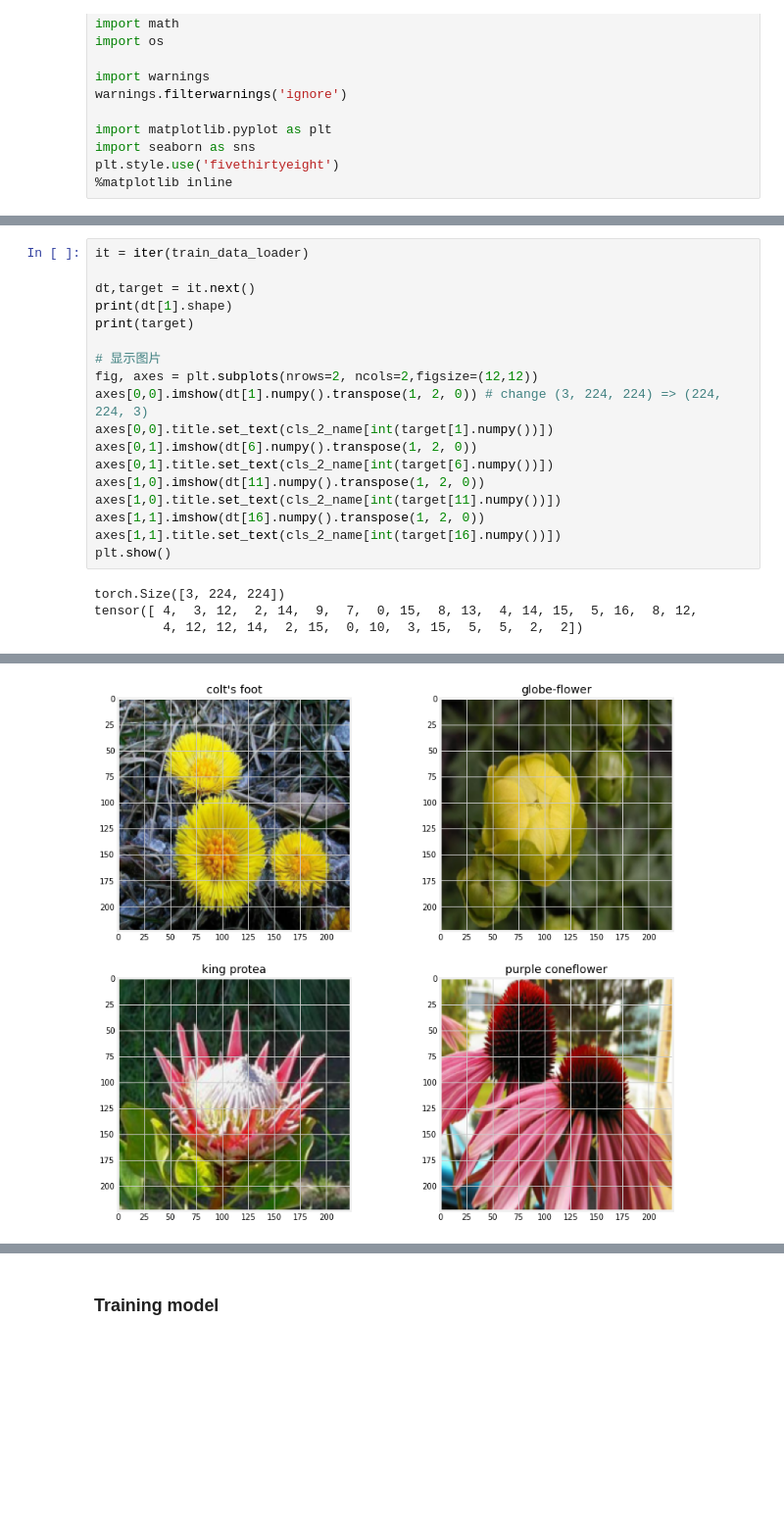
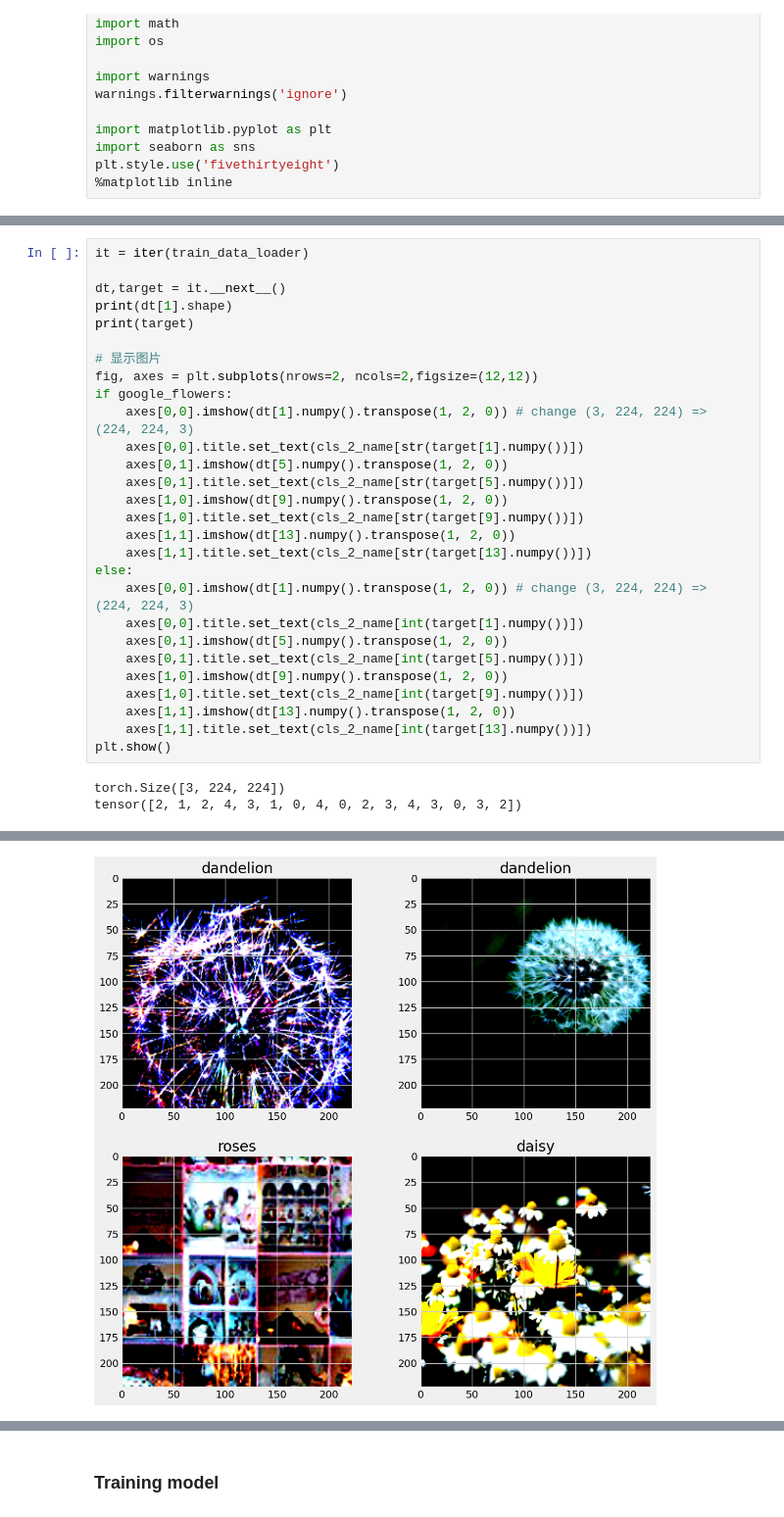
Before and after one commit to jiamny/Pytorch_image_classification_models, a Jupyter notebook: ResNetX.ipynb, the cells around one changed output, grey strips where cells are left out. Shown at 98% size. Saved outputs shown, nothing was run; the diff lists cells and outputs as text; blank space fills up the shorter version.

```diff
--- a/ResNetX.ipynb
+++ b/ResNetX.ipynb
@@ -111,22 +139,31 @@ torch.Size([3, 224, 224])
 # %%
 it = iter(train_data_loader)
 
-dt,target = it.next()
+dt,target = it.__next__()
 print(dt[1].shape)
 print(target)
 
 # 显示图片
 fig, axes = plt.subplots(nrows=2, ncols=2,figsize=(12,12))
-axes[0,0].imshow(dt[1].numpy().transpose(1, 2, 0)) # change (3, 224, 224) => (224, 224, 3)
-axes[0,0].title.set_text(cls_2_name[int(target[1].numpy())])
-axes[0,1].imshow(dt[6].numpy().transpose(1, 2, 0))
-axes[0,1].title.set_text(cls_2_name[int(target[6].numpy())])
-axes[1,0].imshow(dt[11].numpy().transpose(1, 2, 0))
-axes[1,0].title.set_text(cls_2_name[int(target[11].numpy())])
-axes[1,1].imshow(dt[16].numpy().transpose(1, 2, 0))
-axes[1,1].title.set_text(cls_2_name[int(target[16].numpy())])
+if google_flowers:
+    axes[0,0].imshow(dt[1].numpy().transpose(1, 2, 0)) # change (3, 224, 224) => (224, 224, 3)
+    axes[0,0].title.set_text(cls_2_name[str(target[1].numpy())])
+    axes[0,1].imshow(dt[5].numpy().transpose(1, 2, 0))
+    axes[0,1].title.set_text(cls_2_name[str(target[5].numpy())])
+    axes[1,0].imshow(dt[9].numpy().transpose(1, 2, 0))
+    axes[1,0].title.set_text(cls_2_name[str(target[9].numpy())])
+    axes[1,1].imshow(dt[13].numpy().transpose(1, 2, 0))
+    axes[1,1].title.set_text(cls_2_name[str(target[13].numpy())])
+else:
+    axes[0,0].imshow(dt[1].numpy().transpose(1, 2, 0)) # change (3, 224, 224) => (224, 224, 3)
+    axes[0,0].title.set_text(cls_2_name[int(target[1].numpy())])
+    axes[0,1].imshow(dt[5].numpy().transpose(1, 2, 0))
+    axes[0,1].title.set_text(cls_2_name[int(target[5].numpy())])
+    axes[1,0].imshow(dt[9].numpy().transpose(1, 2, 0))
+    axes[1,0].title.set_text(cls_2_name[int(target[9].numpy())])
+    axes[1,1].imshow(dt[13].numpy().transpose(1, 2, 0))
+    axes[1,1].title.set_text(cls_2_name[int(target[13].numpy())])
 plt.show()
 # %% [output]
 torch.Size([3, 224, 224])
-tensor([ 4,  3, 12,  2, 14,  9,  7,  0, 15,  8, 13,  4, 14, 15,  5, 16,  8, 12,
-         4, 12, 12, 14,  2, 15,  0, 10,  3, 15,  5,  5,  2,  2])
+tensor([2, 1, 2, 4, 3, 1, 0, 4, 0, 2, 3, 4, 3, 0, 3, 2])
@@ -133,4 +174,4 @@ tensor([ 4,  3, 12,  2, 14,  9,  7,  0, 15,  8, 13,  4, 14, 15,  5, 16,  8, 12,
-[figure, old version]
+[figure, new version]
 # %%
 ################################
 # network ResNetX
```
Also changed, not shown: parts of 12 cells of this notebook, 21 other files.
